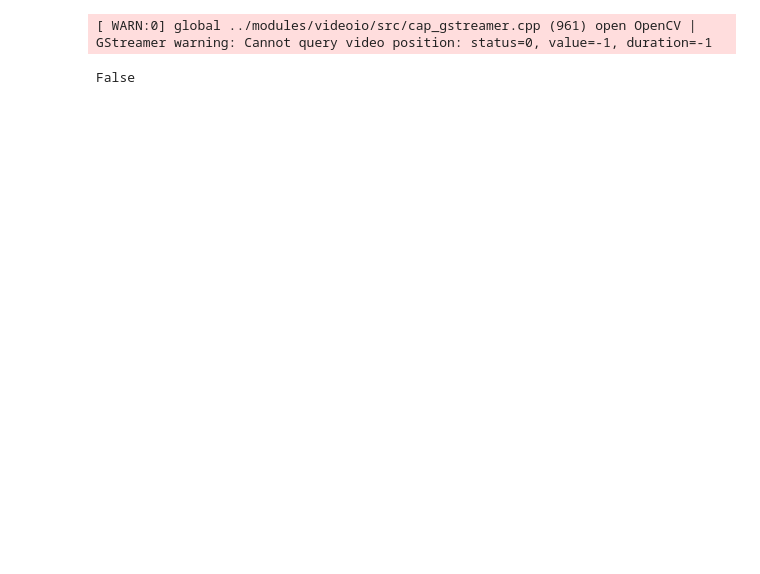
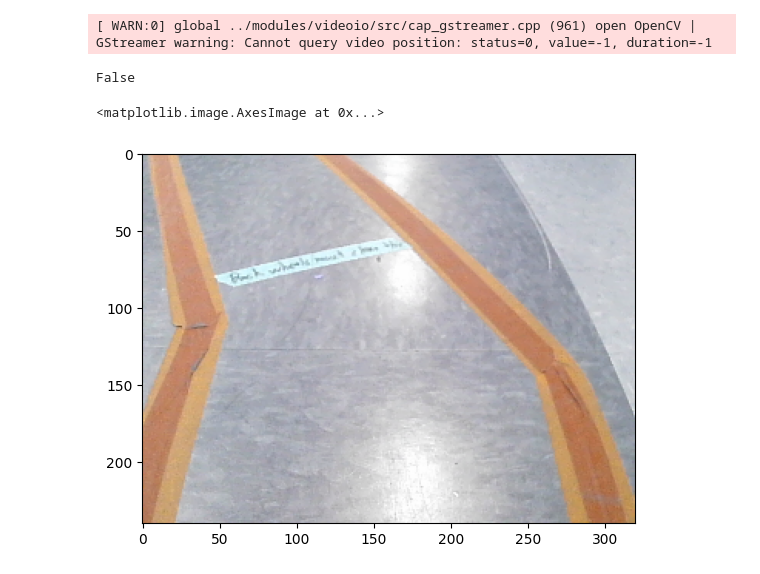
Before and after one commit to nicolechen63/elec533, a Jupyter notebook: PWM.ipynb, the cells around one changed output. Saved outputs shown, nothing was run; the diff lists cells and outputs as text; code cells hidden in the pictures; blank space fills up the shorter version.

```diff
--- a/PWM.ipynb
+++ b/PWM.ipynb
@@ -394,10 +421,10 @@ direction.set_direction(0)
 # with open('/dev/bone/pwm/1/b/duty_cycle', 'w') as filetowrite:
 #     filetowrite.write('1500000')
 # %%
-# cam = cv2.VideoCapture(2)
-# cam.set(cv2.CAP_PROP_FRAME_WIDTH, 320)
-# cam.set(cv2.CAP_PROP_FRAME_HEIGHT, 240)
-# cam.set(cv2.CAP_PROP_FPS, 10)
+cam = cv2.VideoCapture(2)
+cam.set(cv2.CAP_PROP_FRAME_WIDTH, 320)
+cam.set(cv2.CAP_PROP_FRAME_HEIGHT, 240)
+cam.set(cv2.CAP_PROP_FPS, 10)
 # cam.release()
 # %% [output]
 [ WARN:0] global ../modules/videoio/src/cap_gstreamer.cpp (961) open OpenCV | GStreamer warning: Cannot query video position: status=0, value=-1, duration=-1
@@ -404,0 +434,6 @@ False
+# %%
+_,frame = cam.read()
+plt.imshow(frame)
+# %% [output]
+<matplotlib.image.AxesImage at 0x...>
+[figure, added]
```
Also changed, not shown: parts of 28 cells of this notebook, 8 other files.
